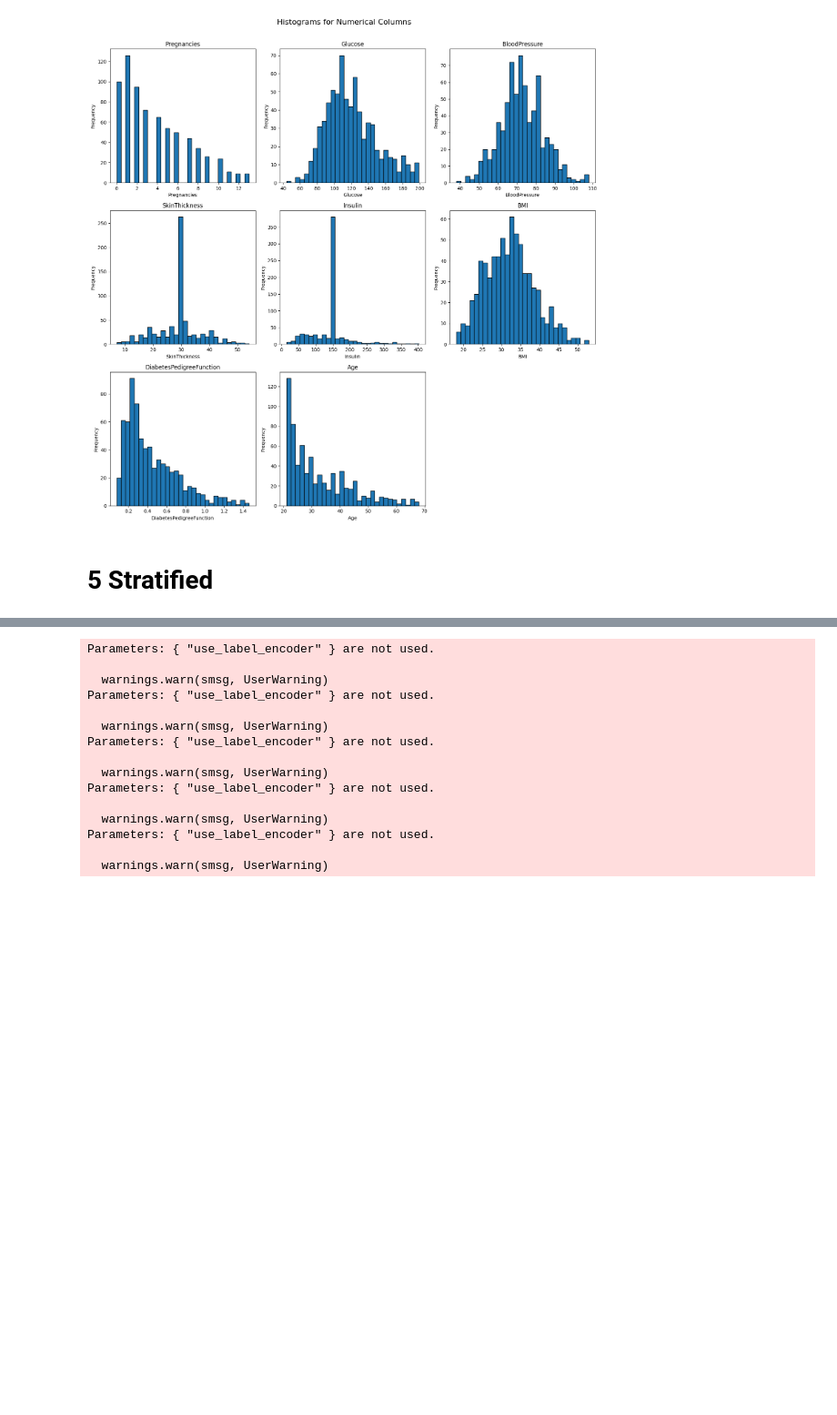
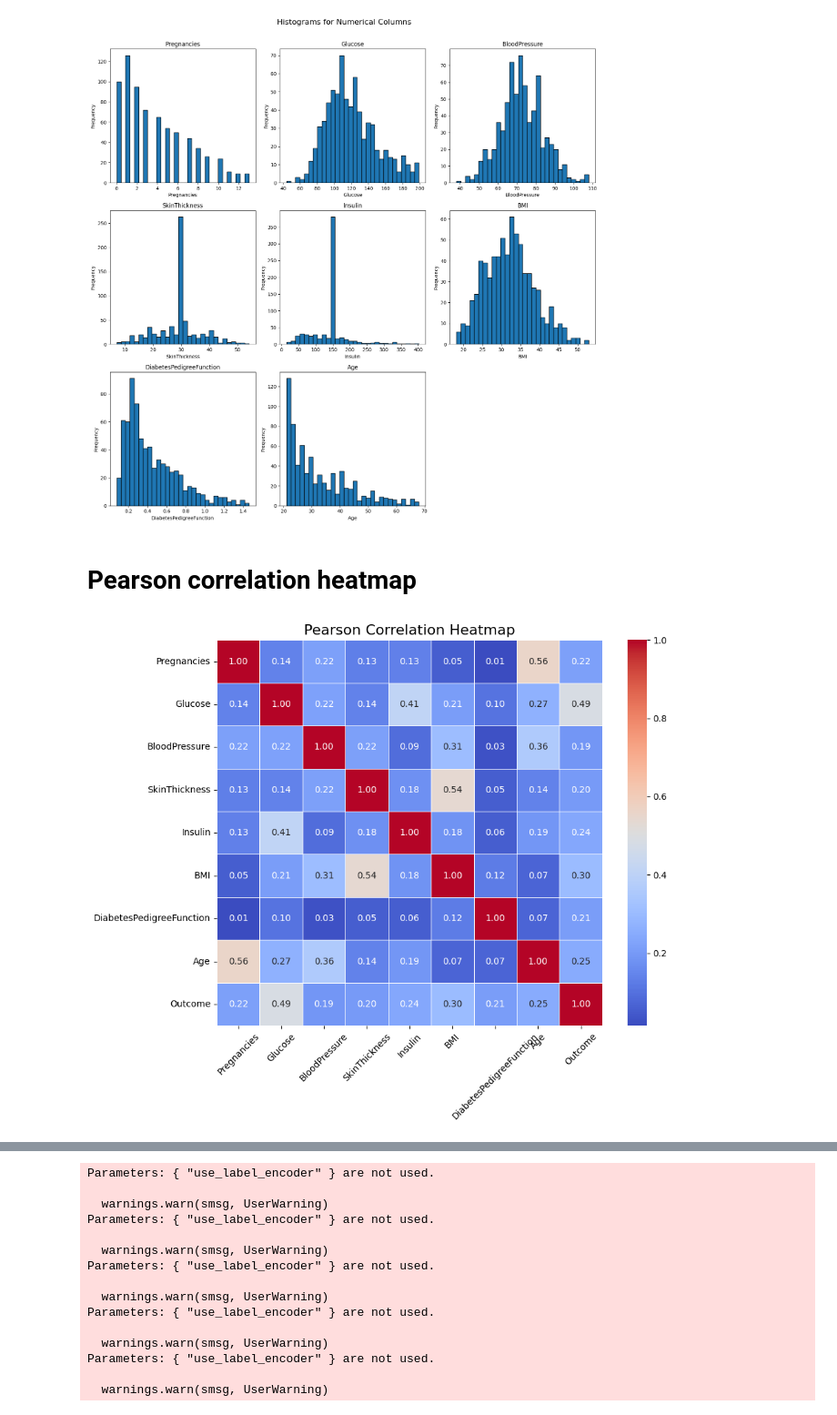
Before and after one commit to nigelmaxwee/sc5010-introduction-to-data-analysis, a Jupyter notebook: data-preprocessing.ipynb, the cells around one changed output, grey strips where cells are left out. Shown: that part at 91% size. Drawn from its saved outputs; the diff is of its cells as text; code cells hidden in the pictures; blank space fills up the shorter version.

Commit message:
Added heatmap

```diff
--- a/data-preprocessing.ipynb
+++ b/data-preprocessing.ipynb
@@ -186,5 +197,22 @@ df_no_outliers = df[mask].reset_index(drop=True)
 plot_histograms(df_no_outliers, X, title='Histograms for Numerical Columns')
 # %% [output]
 [figure]
-# %% [markdown]
-# 5 Stratified
+# %% [markdown]
+# Pearson correlation heatmap
+# %%
+import seaborn as sns
+import matplotlib.pyplot as plt
+
+# Compute the Pearson correlation matrix
+corr_matrix = df_no_outliers.corr(method='pearson')
+
+# Plot heatmap
+plt.figure(figsize=(10, 8))
+sns.heatmap(corr_matrix, annot=True, cmap='coolwarm', fmt=".2f", square=True, linewidths=0.5)
+plt.title("Pearson Correlation Heatmap", fontsize=16)
+plt.xticks(rotation=45)
+plt.yticks(rotation=0)
+plt.tight_layout()
+plt.show()
+# %% [output]
+[figure, added]
```
Also changed, not shown: parts of 13 cells of this notebook.
